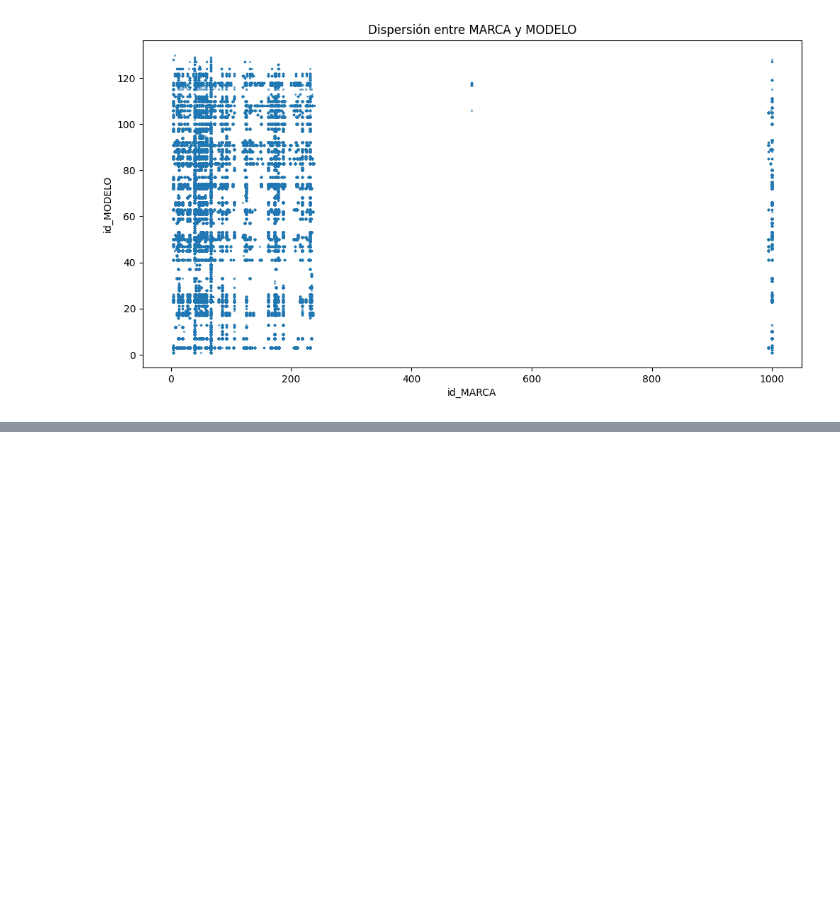
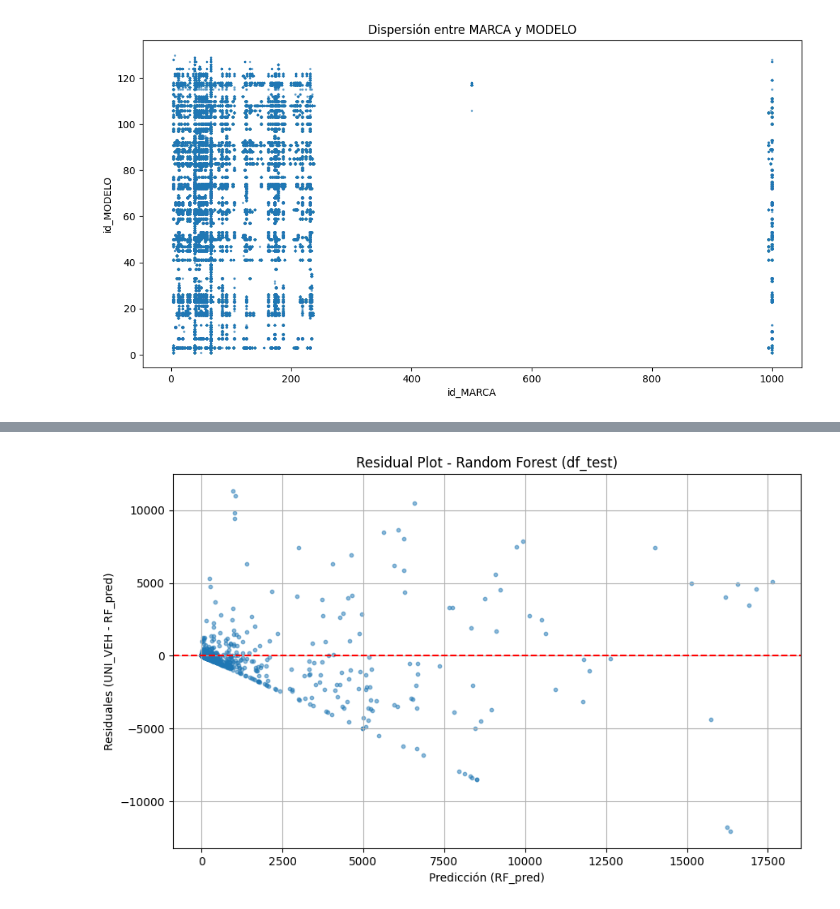
Before and after one commit to Dasher0n/Proyecto-Mineria, a Jupyter notebook: Analisis_Exploratorio.ipynb, the cells around one changed output, grey strips where cells are left out. Saved outputs shown, nothing was run; the diff lists cells and outputs as text; code cells hidden in the pictures; blank space fills up the shorter version.

```diff
--- a/Analisis_Exploratorio.ipynb
+++ b/Analisis_Exploratorio.ipynb
@@ -364,0 +505,14 @@ plt.show()
+# %%
+df_test
+residuals_rf = df_test['UNI_VEH'] - df_test['RF_pred']
+
+plt.figure(figsize=(10, 6))
+plt.scatter(df_test['RF_pred'], residuals_rf, alpha=0.5, s=10)
+plt.axhline(0, color='red', linestyle='--')
+plt.xlabel('Predicción (RF_pred)')
+plt.ylabel('Residuales (UNI_VEH - RF_pred)')
+plt.title('Residual Plot - Random Forest (df_test)')
+plt.grid(True)
+plt.show()
+# %% [output]
+[figure, added]
```
Also changed, not shown: parts of 18 cells of this notebook.
